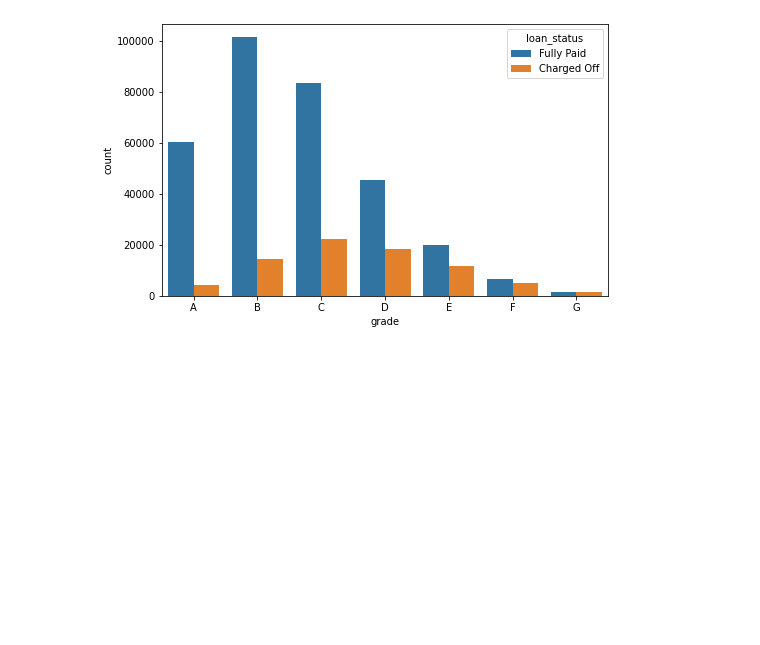
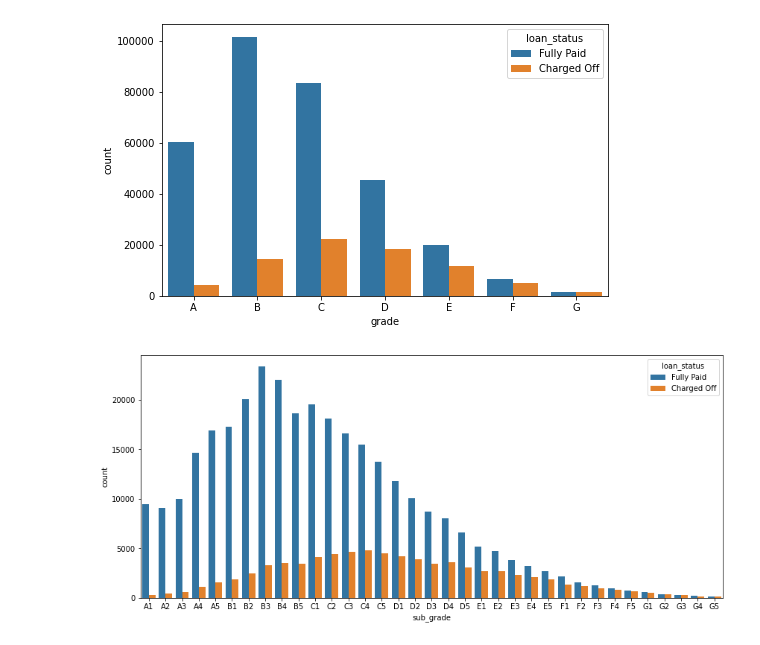
Before and after one commit to jordanfalcao/tensorflow2-deeplearning, a Jupyter notebook: 04-ANNs/04_Keras_Project.ipynb, the cells around one changed output. Drawn from its saved outputs; the diff is of its cells as text; code cells hidden in the pictures; blank space fills up the shorter version.

```diff
--- a/04-ANNs/04_Keras_Project.ipynb
+++ b/04-ANNs/04_Keras_Project.ipynb
@@ -363,3 +361,10 @@ sns.countplot(x = 'grade', hue = 'loan_status', data=df, order=['A', 'B', 'C', '
 plt.show()
 # %% [output]
 [figure]
+# %%
+order = sorted(df['sub_grade'].unique())
+plt.figure(figsize=(14,6))
+sns.countplot(x = 'sub_grade', hue = 'loan_status', data=df, order=order)
+plt.show()
+# %% [output]
+[figure, added]
```
Also changed, not shown: parts of 51 cells of this notebook, 1 other file.
